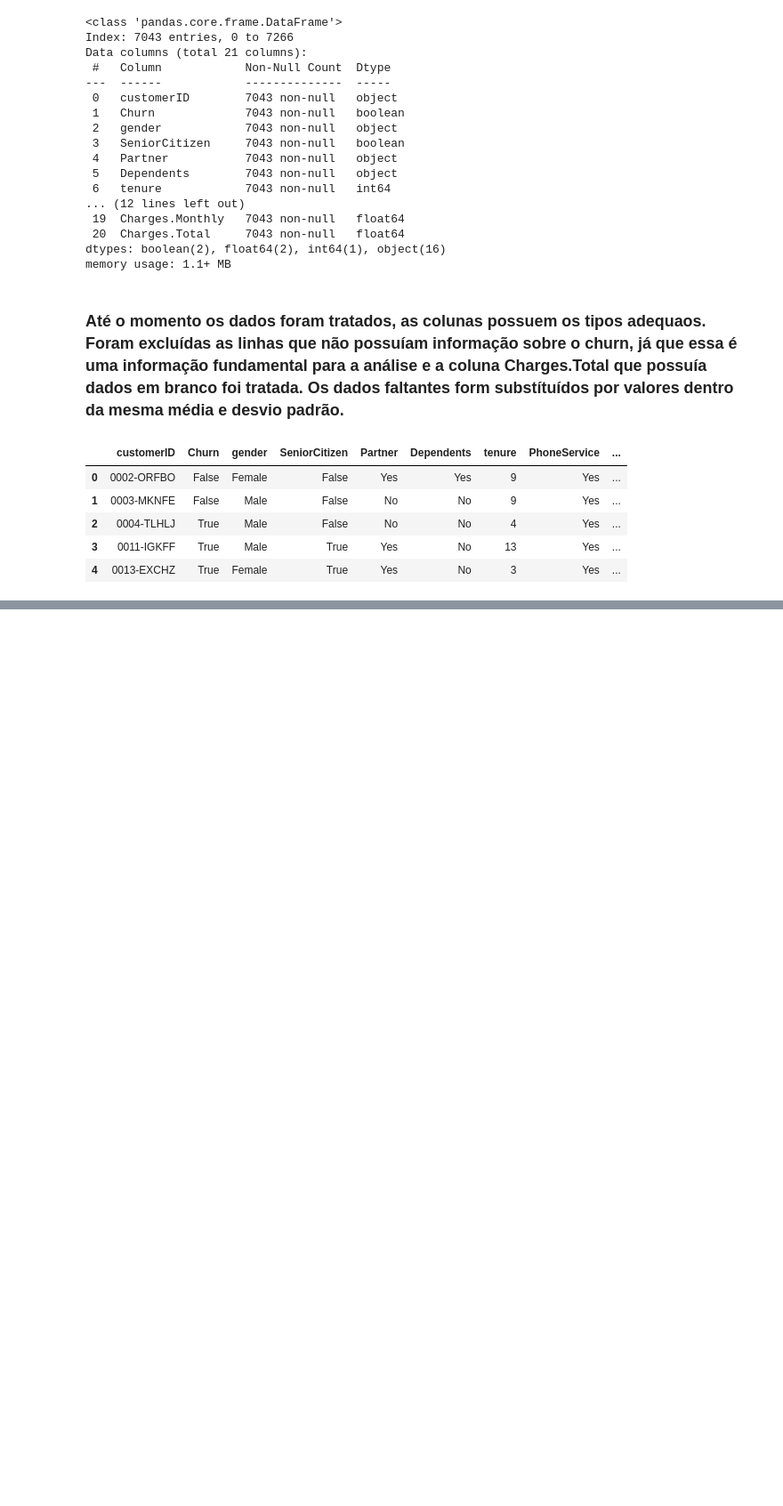
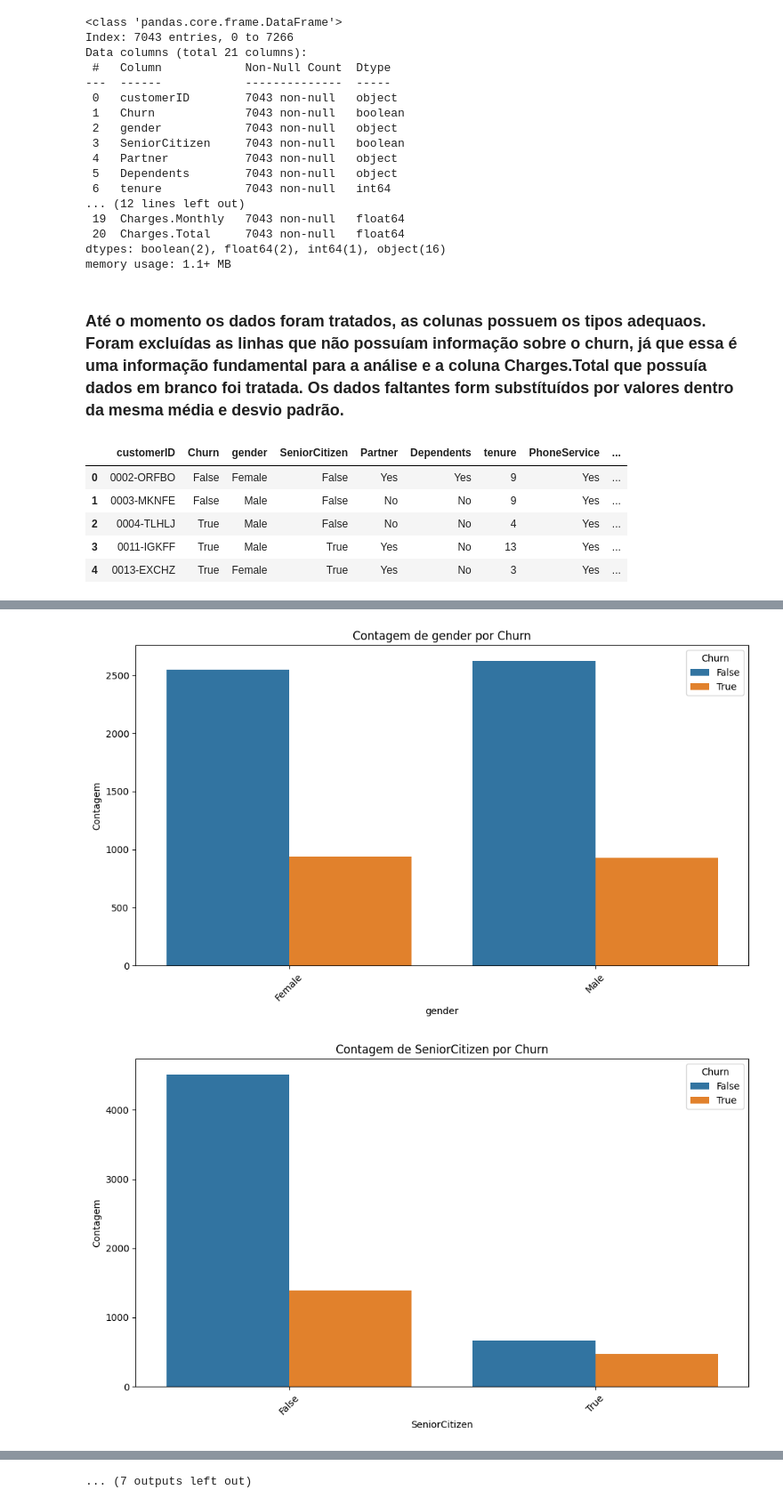
Before and after one commit to ebenezercarvalho/Desafio-02, a Jupyter notebook: telecom-x.ipynb, the cells around one changed output, grey strips where cells are left out. Shown: that part at 89% size. Drawn from its saved outputs; the diff is of its cells as text; code cells hidden in the pictures; blank space fills up the shorter version.

```diff
--- a/telecom-x.ipynb
+++ b/telecom-x.ipynb
@@ -234,0 +284,16 @@ df.head()
+# %%
+for coluna in df.columns:
+    if coluna != 'Churn' and coluna != 'customerID':
+        plt.figure(figsize = (10,6))
+        sns.countplot(x=coluna,
+                     hue='Churn',
+                     data=df)
+        plt.title(f'Contagem de {coluna} por Churn')
+        plt.xlabel(coluna)
+        plt.ylabel('Contagem')
+        plt.xticks(rotation=45)
+        plt.tight_layout()
+        plt.show()
+# %% [output]
+[figure, added]
+[figure, added]
@@ -234,0 +310 @@ df.head()
+... (7 outputs left out)
```
Also changed, not shown: parts of 16 cells of this notebook.
